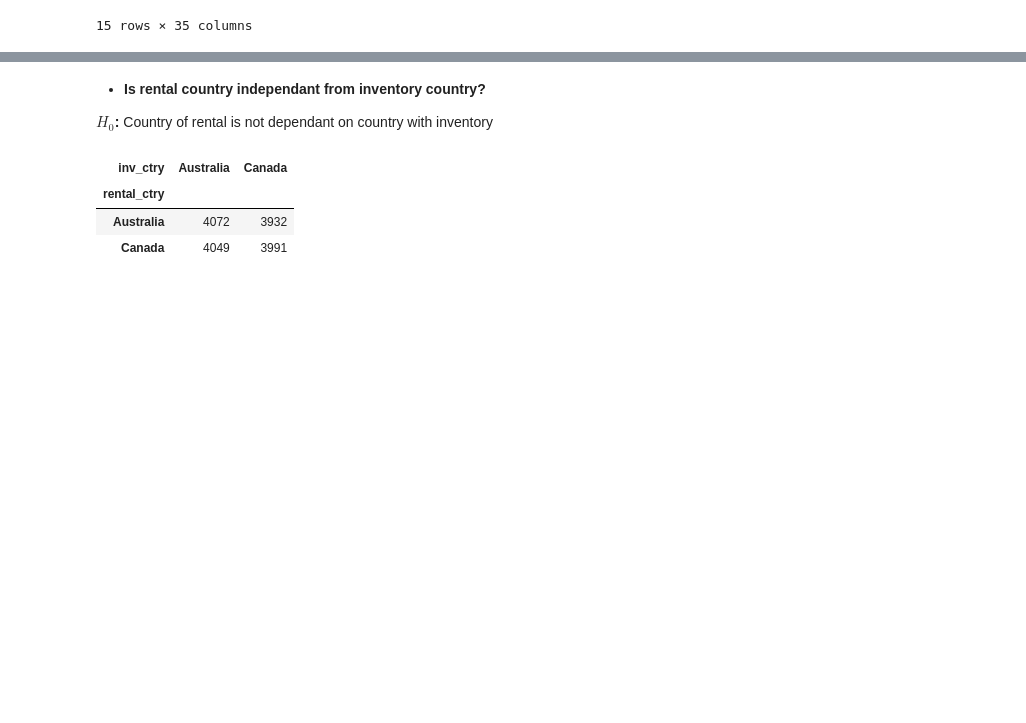
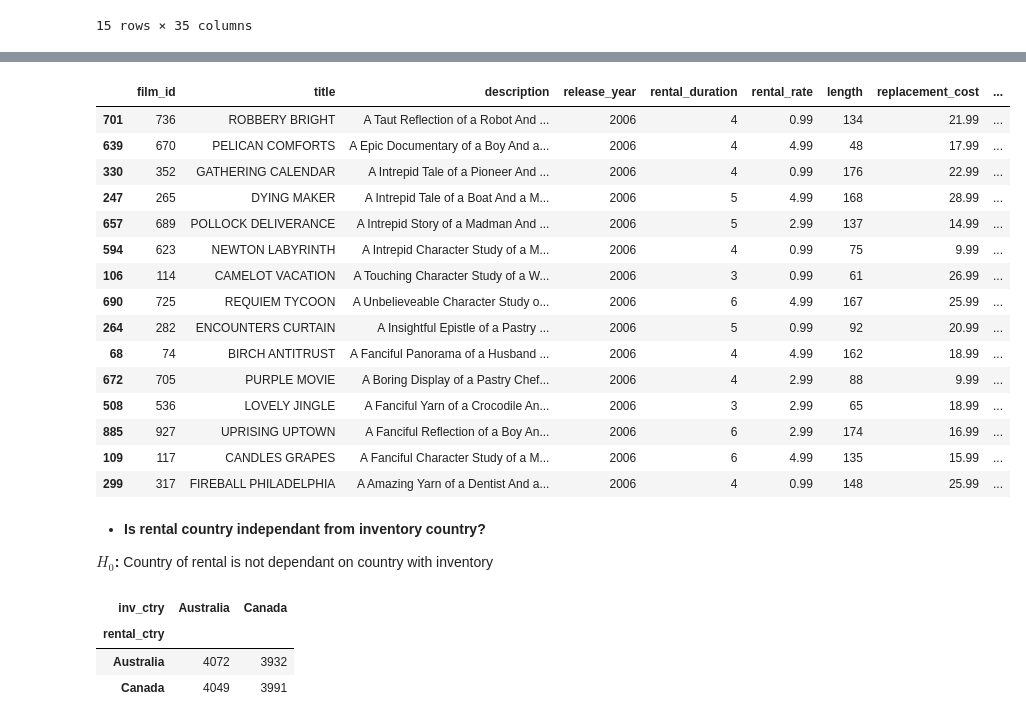
Before and after one commit to kjeliasen/statistics-exercises, a Jupyter notebook: hypothesis_testing.ipynb, the cells around one changed output, grey strips where cells are left out. Drawn from its saved outputs; the diff is of its cells as text; code cells hidden in the pictures; blank space fills up the shorter version.

Commit message:
more tweaks using sakila database

```diff
--- a/hypothesis_testing.ipynb
+++ b/hypothesis_testing.ipynb
@@ -1025,0 +1030,75 @@ dtype: object
+# %%
+films = pd.read_sql('''select
+	f.film_id,
+	f.title,
+	f.description,
+	f.release_year,
+	f.rental_duration,
+	f.rental_rate,
+	f.length,
+	f.replacement_cost,
+	f.rating,
+	l.name `language`,
+	cat.name category,
+	fa.actors,
+    fi.copies,
+    fi.copies_can,
+    fi.copies_aus,
+    fr.rentals,
+    fr.rentals_can,
+    fr.rentals_aus,
+    (f.rating in ('NC-17','R')) is_adult
+from
+	film f
+join
+	language l
+	using(language_id)
+join
+	film_category fc
+	using(film_id)
+join
+	category cat
+	using(category_id)
+join
+    (select
+        i.film_id,
+        count(*) copies,
+        sum(case when i.store_id = 1 then 1 else 0 end) copies_can,
+        sum(case when i.store_id = 2 then 1 else 0 end) copies_aus
+    from
+        inventory i
+    group by
+        i.film_id
+    ) fi
+    using(film_id)
+join
+    (select
+        i.film_id,
+        count(*) rentals,
+        sum(case when i.store_id = 1 then 1 else 0 end) rentals_can,
+        sum(case when i.store_id = 2 then 1 else 0 end) rentals_aus
+    from
+        rental r
+    join
+        inventory i
+        using(inventory_id)
+    group by
+        i.film_id
+    ) fr
+    using(film_id)
+join
+    (select
+    	film_id,
+    	count(*) actors
+    from
+    	film_actor
+    group by
+    	film_id
+    ) fa
+    using(film_id)
+''', sakila_url)
+
+print(films.shape)
+print(films.dtypes)
+films.sample(15)
+# %% [output]
@@ -1026,3 +1122,19 @@ dtype: object
+|  | film_id | title | description | release_year | rental_duration | rental_rate | length | replacement_cost | ... |
+| 701 | 736 | ROBBERY BRIGHT | A Taut Reflection of a Robot And ... | 2006 | 4 | 0.99 | 134 | 21.99 | ... |
+| 639 | 670 | PELICAN COMFORTS | A Epic Documentary of a Boy And a... | 2006 | 4 | 4.99 | 48 | 17.99 | ... |
+| 330 | 352 | GATHERING CALENDAR | A Intrepid Tale of a Pioneer And ... | 2006 | 4 | 0.99 | 176 | 22.99 | ... |
+| 247 | 265 | DYING MAKER | A Intrepid Tale of a Boat And a M... | 2006 | 5 | 4.99 | 168 | 28.99 | ... |
+| 657 | 689 | POLLOCK DELIVERANCE | A Intrepid Story of a Madman And ... | 2006 | 5 | 2.99 | 137 | 14.99 | ... |
+| 594 | 623 | NEWTON LABYRINTH | A Intrepid Character Study of a M... | 2006 | 4 | 0.99 | 75 | 9.99 | ... |
+| 106 | 114 | CAMELOT VACATION | A Touching Character Study of a W... | 2006 | 3 | 0.99 | 61 | 26.99 | ... |
+| 690 | 725 | REQUIEM TYCOON | A Unbelieveable Character Study o... | 2006 | 6 | 4.99 | 167 | 25.99 | ... |
+| 264 | 282 | ENCOUNTERS CURTAIN | A Insightful Epistle of a Pastry ... | 2006 | 5 | 0.99 | 92 | 20.99 | ... |
+| 68 | 74 | BIRCH ANTITRUST | A Fanciful Panorama of a Husband ... | 2006 | 4 | 4.99 | 162 | 18.99 | ... |
+| 672 | 705 | PURPLE MOVIE | A Boring Display of a Pastry Chef... | 2006 | 4 | 2.99 | 88 | 9.99 | ... |
+| 508 | 536 | LOVELY JINGLE | A Fanciful Yarn of a Crocodile An... | 2006 | 3 | 2.99 | 65 | 18.99 | ... |
+| 885 | 927 | UPRISING UPTOWN | A Fanciful Reflection of a Boy An... | 2006 | 6 | 2.99 | 174 | 16.99 | ... |
+| 109 | 117 | CANDLES GRAPES | A Fanciful Character Study of a M... | 2006 | 6 | 4.99 | 135 | 15.99 | ... |
+| 299 | 317 | FIREBALL PHILADELPHIA | A Amazing Yarn of a Dentist And a... | 2006 | 4 | 0.99 | 148 | 25.99 | ... |
 # %% [markdown]
 - **Is rental country independant from inventory country?**
 
```
Also changed, not shown: parts of 13 cells of this notebook.
